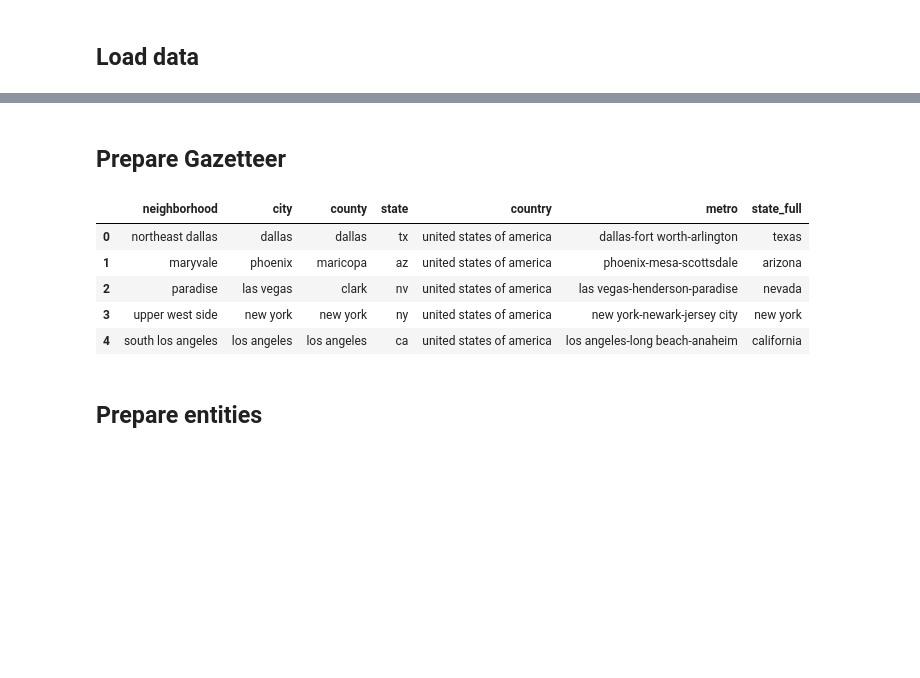
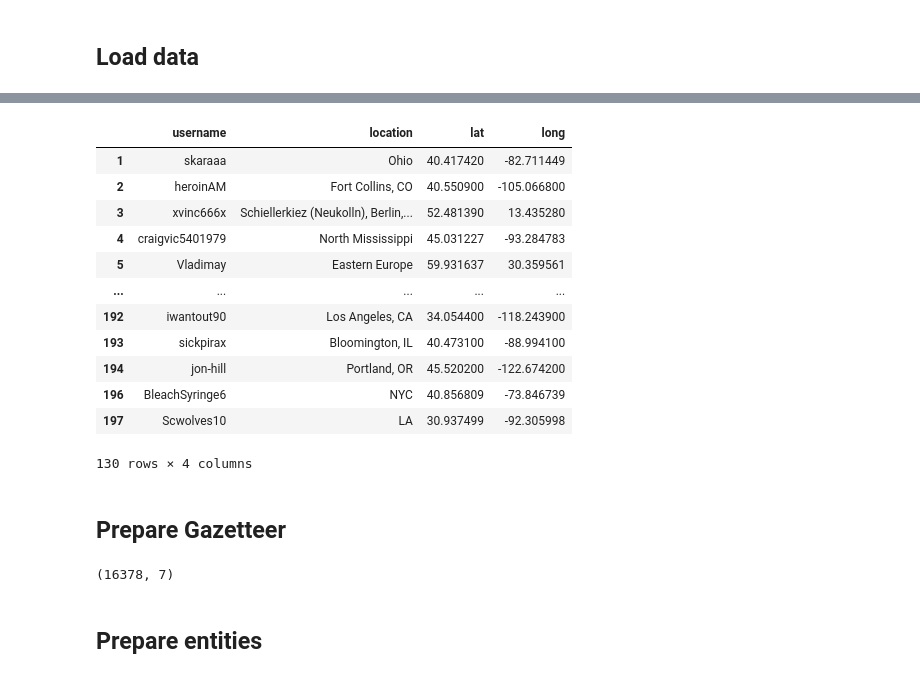
Before and after one commit to akilby/drug_pricing, a Jupyter notebook: notebooks/location-inference-clustering.ipynb, the cells around one changed output, grey strips where cells are left out. Drawn from its saved outputs; the diff is of its cells as text; code cells hidden in the pictures; blank space fills up the shorter version.

```diff
--- a/notebooks/location-inference-clustering.ipynb
+++ b/notebooks/location-inference-clustering.ipynb
@@ -54,0 +88,4 @@ mapbox_key = "pk.eyJ1IjoiY2NjZGVuaGFydCIsImEiOiJjamtzdjNuNHAyMjB4M3B0ZHVoY3l2Mnd
+# %%
+label_geocodes = lable_geocodes
+# %%
+labels["lat"] = [g.lat for g in label_geocodes]
@@ -55,16 +96,27 @@ mapbox_key = "pk.eyJ1IjoiY2NjZGVuaGFydCIsImEiOiJjamtzdjNuNHAyMjB4M3B0ZHVoY3l2Mnd
+# %%
+labels
+# %% [output]
+|  | username | location | lat | long |
+| 1 | skaraaa | Ohio | 40.417420 | -82.711449 |
+| 2 | heroinAM | Fort Collins, CO | 40.550900 | -105.066800 |
+| 3 | xvinc666x | Schiellerkiez (Neukolln), Berlin,... | 52.481390 | 13.435280 |
+| 4 | craigvic5401979 | North Mississippi | 45.031227 | -93.284783 |
+| 5 | Vladimay | Eastern Europe | 59.931637 | 30.359561 |
+| ... | ... | ... | ... | ... |
+| 192 | iwantout90 | Los Angeles, CA | 34.054400 | -118.243900 |
+| 193 | sickpirax | Bloomington, IL | 40.473100 | -88.994100 |
+| 194 | jon-hill | Portland, OR | 45.520200 | -122.674200 |
+| 196 | BleachSyringe6 | NYC | 40.856809 | -73.846739 |
+| 197 | Scwolves10 | LA | 30.937499 | -92.305998 |
+130 rows × 4 columns
 # %% [markdown]
 ## Prepare Gazetteer
 # %%
 gazetteer = pd.read_csv("data/locations/grouped-locations.csv")
 # %%
-gazetteer.head()
+gazetteer.shape
 # %% [output]
-|  | neighborhood | city | county | state | country | metro | state_full |
-| 0 | northeast dallas | dallas | dallas | tx | united states of america | dallas-fort worth-arlington | texas |
-| 1 | maryvale | phoenix | maricopa | az | united states of america | phoenix-mesa-scottsdale | arizona |
-| 2 | paradise | las vegas | clark | nv | united states of america | las vegas-henderson-paradise | nevada |
-| 3 | upper west side | new york | new york | ny | united states of america | new york-newark-jersey city | new york |
-| 4 | south los angeles | los angeles | los angeles | ca | united states of america | los angeles-long beach-anaheim | california |
+(16378, 7)
 # %% [markdown]
 ## Prepare entities
 # %%
```
Also changed, not shown: parts of 44 cells of this notebook, 8 other files.
